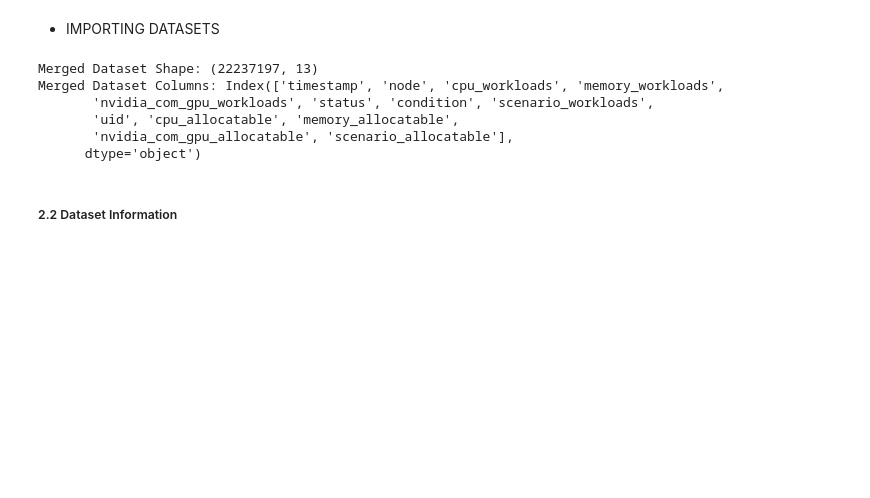
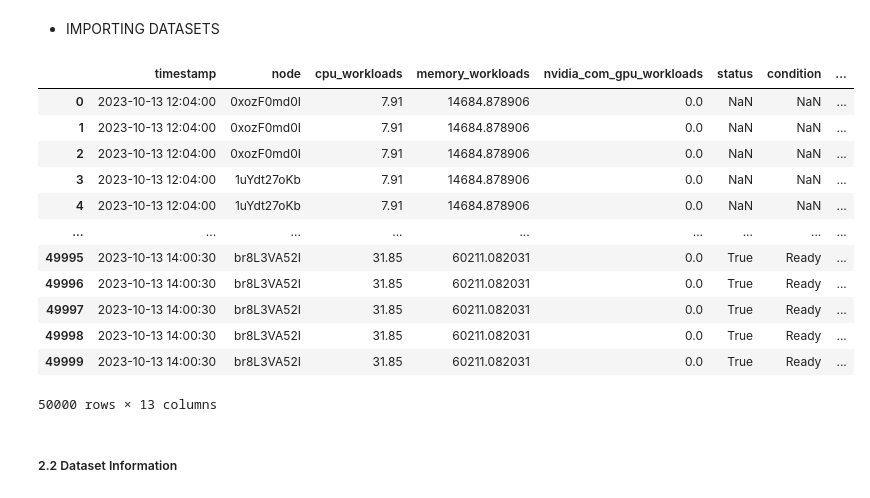
Before and after one commit to AnshikaSolanki3005/Dynamic-Resource-Allocation-and-Predictive-Management-System-for-Real-Time-Workload-Optimization, a Jupyter notebook: notebook/EDA.ipynb, the cells around one changed output. Cells and saved outputs as stored; diff of their text form; code cells hidden in the pictures; blank space fills up the shorter version.

```diff
--- a/notebook/EDA.ipynb
+++ b/notebook/EDA.ipynb
@@ -49,24 +46,30 @@ df2 = pd.read_csv('data/pods_request_workloads.csv')
-# %%
-# Merge datasets with an outer join
-data = pd.merge(df1,df2,
-    on=['timestamp', 'node'],  # Merge on common columns
-    how='outer',  # Include all rows from both datasets
-    suffixes=('_workloads', '_allocatable')  # Add suffixes to avoid column name conflicts
-)
-
-# Display the merged dataset
-print("Merged Dataset Shape:", data.shape)
-print("Merged Dataset Columns:", data.columns)
-
-# Save the merged dataset for further use
-data.to_csv('data.csv', index=False)
-# %% [output]
-Merged Dataset Shape: (22237197, 13)
-Merged Dataset Columns: Index(['timestamp', 'node', 'cpu_workloads', 'memory_workloads',
-       'nvidia_com_gpu_workloads', 'status', 'condition', 'scenario_workloads',
-       'uid', 'cpu_allocatable', 'memory_allocatable',
-       'nvidia_com_gpu_allocatable', 'scenario_allocatable'],
-      dtype='object')
+# %%
+import pandas as pd
+
+# Load your dataset
+df = pd.read_csv("data.csv")
+
+# Keep only the first 50000 rows
+new_df=df.head(50000)
+
+# Save the shortened dataset
+new_df.to_csv("new_df.csv", index=False)
+# %%
+new_df
+# %% [output]
+|  | timestamp | node | cpu_workloads | memory_workloads | nvidia_com_gpu_workloads | status | condition | ... |
+| 0 | 2023-10-13 12:04:00 | 0xozF0md0I | 7.91 | 14684.878906 | 0.0 | NaN | NaN | ... |
+| 1 | 2023-10-13 12:04:00 | 0xozF0md0I | 7.91 | 14684.878906 | 0.0 | NaN | NaN | ... |
+| 2 | 2023-10-13 12:04:00 | 0xozF0md0I | 7.91 | 14684.878906 | 0.0 | NaN | NaN | ... |
+| 3 | 2023-10-13 12:04:00 | 1uYdt27oKb | 7.91 | 14684.878906 | 0.0 | NaN | NaN | ... |
+| 4 | 2023-10-13 12:04:00 | 1uYdt27oKb | 7.91 | 14684.878906 | 0.0 | NaN | NaN | ... |
+| ... | ... | ... | ... | ... | ... | ... | ... | ... |
+| 49995 | 2023-10-13 14:00:30 | br8L3VA52I | 31.85 | 60211.082031 | 0.0 | True | Ready | ... |
+| 49996 | 2023-10-13 14:00:30 | br8L3VA52I | 31.85 | 60211.082031 | 0.0 | True | Ready | ... |
+| 49997 | 2023-10-13 14:00:30 | br8L3VA52I | 31.85 | 60211.082031 | 0.0 | True | Ready | ... |
+| 49998 | 2023-10-13 14:00:30 | br8L3VA52I | 31.85 | 60211.082031 | 0.0 | True | Ready | ... |
+| 49999 | 2023-10-13 14:00:30 | br8L3VA52I | 31.85 | 60211.082031 | 0.0 | True | Ready | ... |
+50000 rows × 13 columns
 # %% [markdown]
 ##### 2.2 Dataset Information
 # %% [markdown]
```
Also changed, not shown: parts of 18 cells of this notebook.
